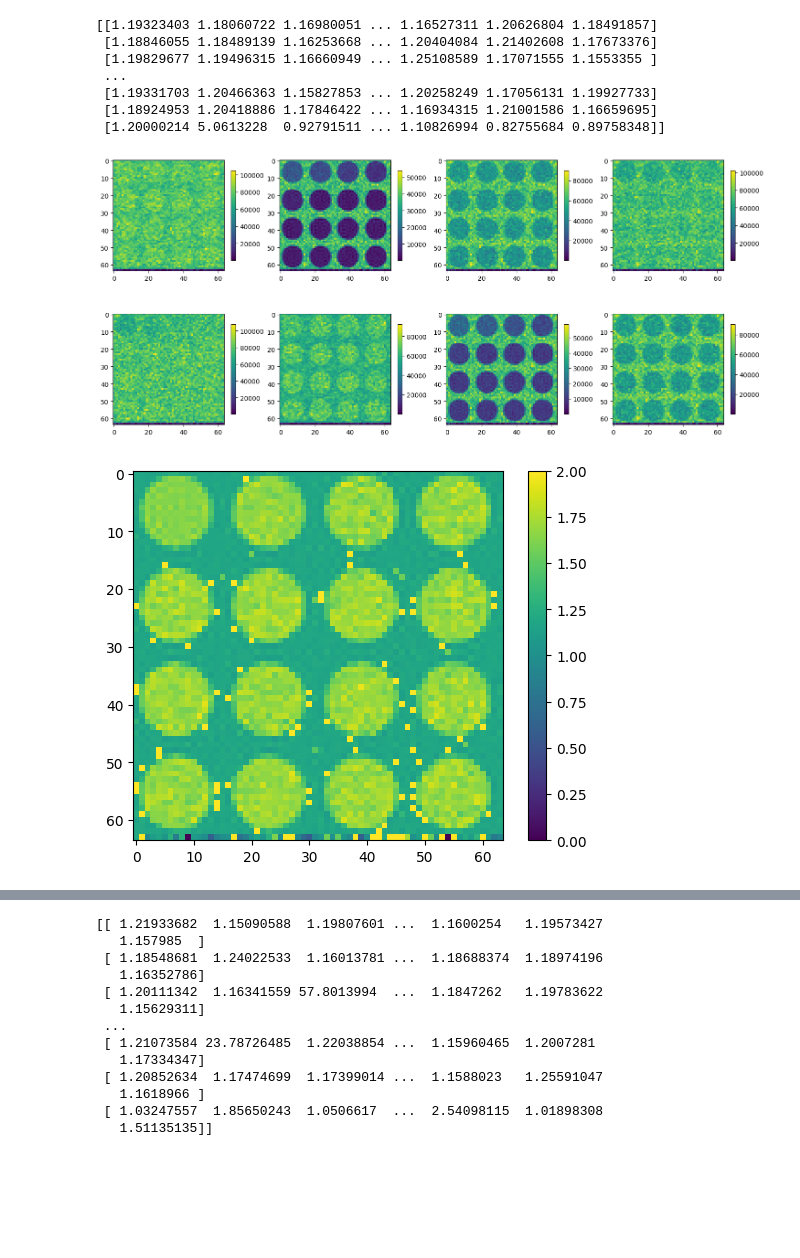
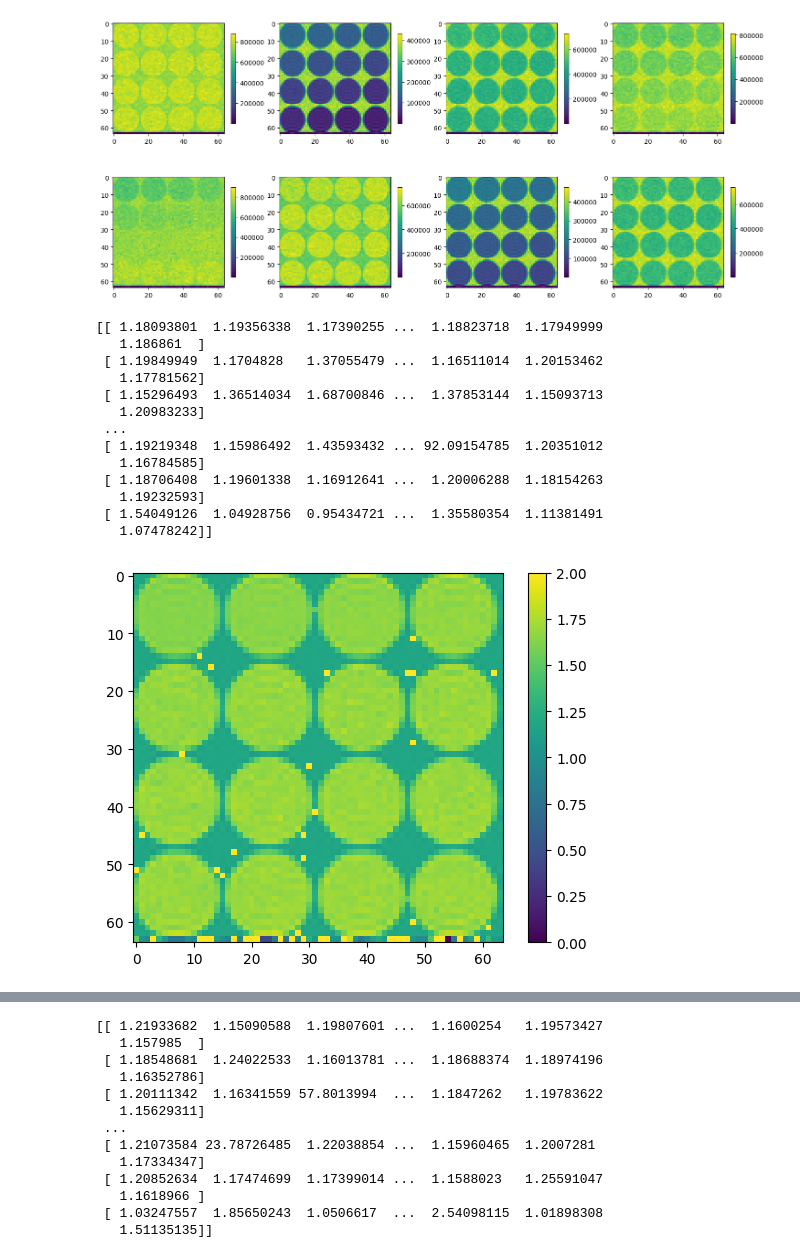
Before and after one commit to bughht/Flow-Bloch-T1-mapping-cpp, a Jupyter notebook: python/T1_fit.ipynb, the cells around one changed output, grey strips where cells are left out. Drawn from its saved outputs; the diff is of its cells as text; code cells hidden in the pictures; blank space fills up the shorter version.

Commit message:
Finished exp_slow

```diff
--- a/python/T1_fit.ipynb
+++ b/python/T1_fit.ipynb
@@ -12,42 +12,51 @@ MOLLI_readout_img=[]
 MOLLI_readout_t = np.array( [200, 1200, 2200, 3200, 4200, 300, 1300, 2300]) * 1e-3
 for i in range(8):
     MOLLI_readout_img.append(load_img(
-        "../exp_result/ID0_Speed_min0.0_max0.029354207436399216",i))
+        "../exp_result_slow/ID0_Speed_min0.0_max0.00967741935483871",i))
+        # "../exp_result_slow/ID1_Speed_min0.01032258064516129_max0.02",i))
+        # "../exp_result/ID0_Speed_min0.0_max0.029354207436399216",i))
         # "../img_MOLLI/Phantom_MOLLI_533_TR2.8_FA35_FOV256_K64_thick8_center_first", i))
         # "../img_MOLLI/Phantom_MOLLI_533_TR2.8_FA20_FOV320_K64_center_first", i))
         #  "../img_MOLLI/533_TR2.8_FA20_FOV320_K64_center_first_64^3",i))
         # "../img_MOLLI/533_TR2.8_FA20_FOV320_K64_center_first",i))
 MOLLI_readout_img = np.asarray(MOLLI_readout_img)
 
 # print(MOLLI_readout_img[:, 15, 15])
 
 plt.figure(figsize=(18,8))
 for i in range(8):
     plt.subplot(2, 4, i+1)
     plt.imshow(MOLLI_readout_img[i])
     plt.colorbar(shrink=0.7)
+plt.show()
 
 T1_result = np.zeros(MOLLI_readout_img[0].shape)
 
 for x, y in tqdm(np.ndindex(MOLLI_readout_img[0].shape)):
     # T1_star, T1, A, B = MAGIR(
     T1_star, T1, A, B = MF_MAGIR(
         MOLLI_readout_t, MOLLI_readout_img[:, x, y])
     T1_result[x, y] = T1
 
 print(T1_result)
 
 plt.figure()
 plt.imshow(T1_result)
 plt.colorbar()
 plt.clim(0,2)
 # %% [output]
+[figure, new version]
-[[1.19323403 1.18060722 1.16980051 ... 1.16527311 1.20626804 1.18491857]
- [1.18846055 1.18489139 1.16253668 ... 1.20404084 1.21402608 1.17673376]
- [1.19829677 1.19496315 1.16660949 ... 1.25108589 1.17071555 1.1553355 ]
+[[ 1.18093801  1.19356338  1.17390255 ...  1.18823718  1.17949999
+   1.186861  ]
+ [ 1.19849949  1.1704828   1.37055479 ...  1.16511014  1.20153462
+   1.17781562]
+ [ 1.15296493  1.36514034  1.68700846 ...  1.37853144  1.15093713
+   1.20983233]
  ...
- [1.19331703 1.20466363 1.15827853 ... 1.20258249 1.17056131 1.19927733]
- [1.18924953 1.20418886 1.17846422 ... 1.16934315 1.21001586 1.16659695]
- [1.20000214 5.0613228  0.92791511 ... 1.10826994 0.82755684 0.89758348]]
+ [ 1.19219348  1.15986492  1.43593432 ... 92.09154785  1.20351012
+   1.16784585]
+ [ 1.18706408  1.19601338  1.16912641 ...  1.20006288  1.18154263
+   1.19232593]
+ [ 1.54049126  1.04928756  0.95434721 ...  1.35580354  1.11381491
+   1.07478242]]
-[figure, old version]
-[figure, old version]
+[figure, new version]
```
Also changed, not shown: parts of 2 cells of this notebook, 55 other files.
